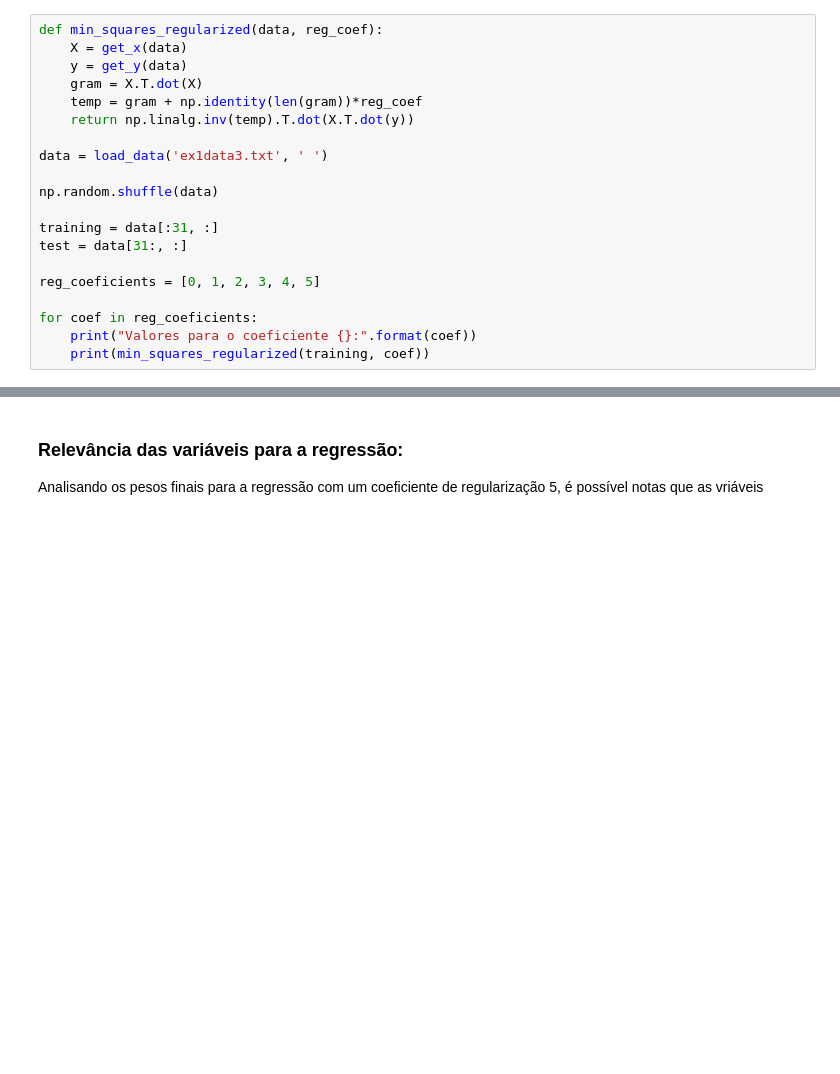
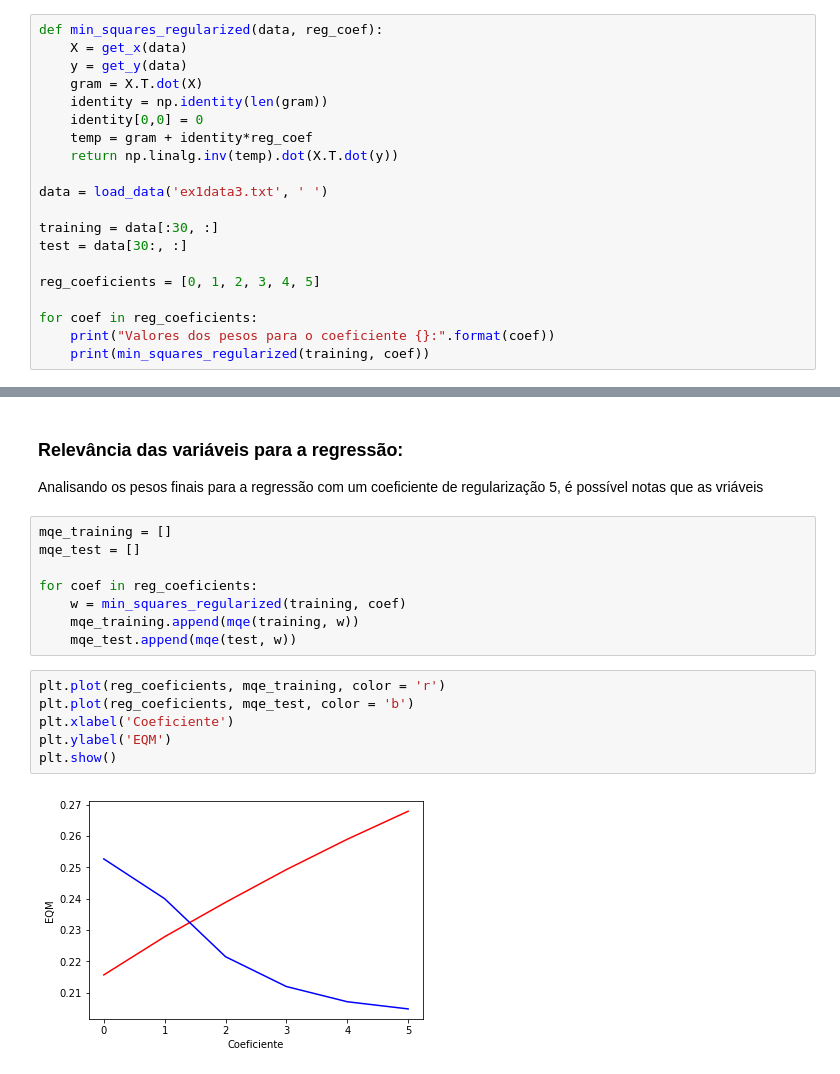
Before and after one commit to DaviBrg/machine_learning-ckp8277, a Jupyter notebook: exercise_1/exercise_1_machine_learning.ipynb, the cells around one changed output, grey strips where cells are left out. Saved outputs shown, nothing was run; the diff lists cells and outputs as text; blank space fills up the shorter version.

```diff
--- a/exercise_1/exercise_1_machine_learning.ipynb
+++ b/exercise_1/exercise_1_machine_learning.ipynb
@@ -170,19 +178,19 @@ def min_squares_regularized(data, reg_coef):
     X = get_x(data)
     y = get_y(data)
     gram = X.T.dot(X)
-    temp = gram + np.identity(len(gram))*reg_coef
-    return np.linalg.inv(temp).T.dot(X.T.dot(y))
+    identity = np.identity(len(gram))
+    identity[0,0] = 0
+    temp = gram + identity*reg_coef
+    return np.linalg.inv(temp).dot(X.T.dot(y))
 
 data = load_data('ex1data3.txt', ' ')
 
-np.random.shuffle(data)
-
-training = data[:31, :]
-test = data[31:, :]
+training = data[:30, :]
+test = data[30:, :]
 
 reg_coeficients = [0, 1, 2, 3, 4, 5]
 
 for coef in reg_coeficients:
-    print("Valores para o coeficiente {}:".format(coef))
+    print("Valores dos pesos para o coeficiente {}:".format(coef))
     print(min_squares_regularized(training, coef))
 # %% [output]
@@ -207,3 +215,19 @@ Valores para o coeficiente 1:
 ### Relevância das variáveis para a regressão:
 
 Analisando os pesos finais para a regressão com um coeficiente de regularização 5, é possível notas que as vriáveis
+# %%
+mqe_training = []
+mqe_test = []
+
+for coef in reg_coeficients:
+    w = min_squares_regularized(training, coef)
+    mqe_training.append(mqe(training, w))
+    mqe_test.append(mqe(test, w))
+# %%
+plt.plot(reg_coeficients, mqe_training, color = 'r')
+plt.plot(reg_coeficients, mqe_test, color = 'b')
+plt.xlabel('Coeficiente')
+plt.ylabel('EQM')
+plt.show()
+# %% [output]
+[figure, added]
```
Also changed, not shown: parts of 8 cells of this notebook.
